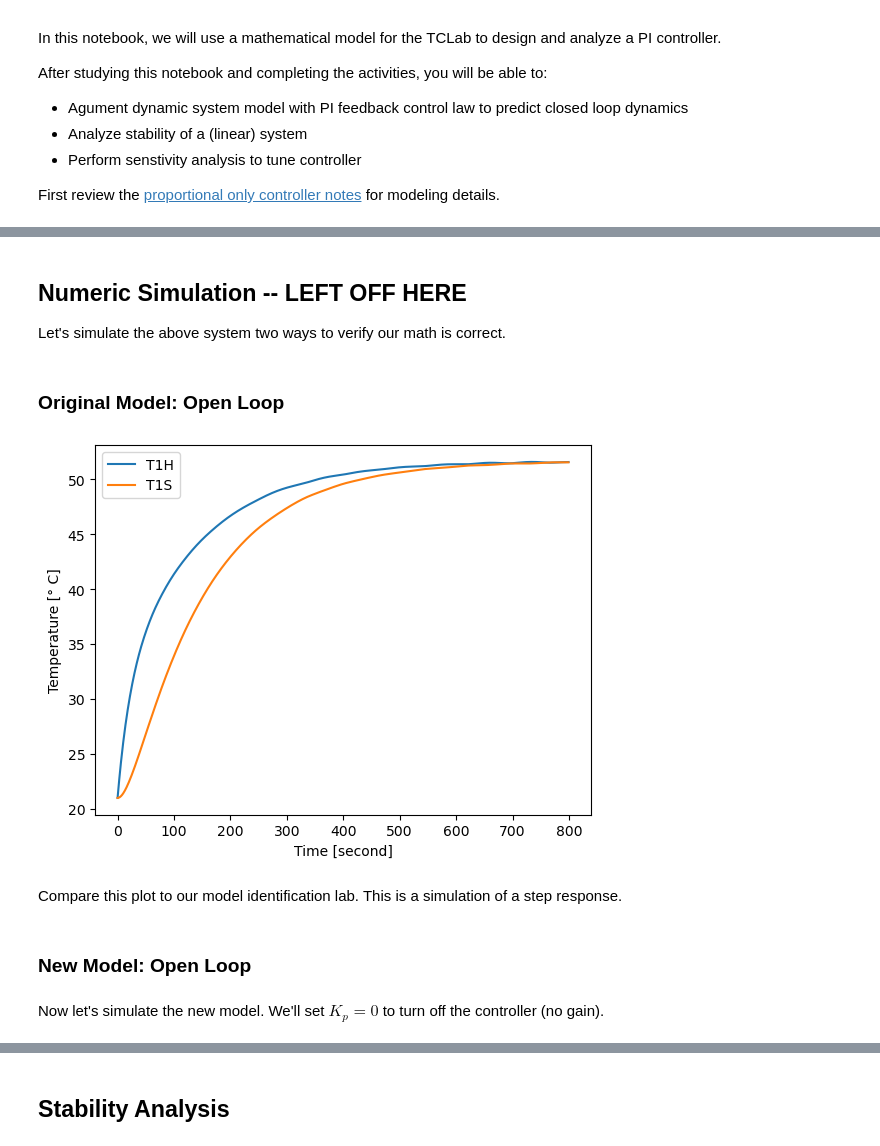
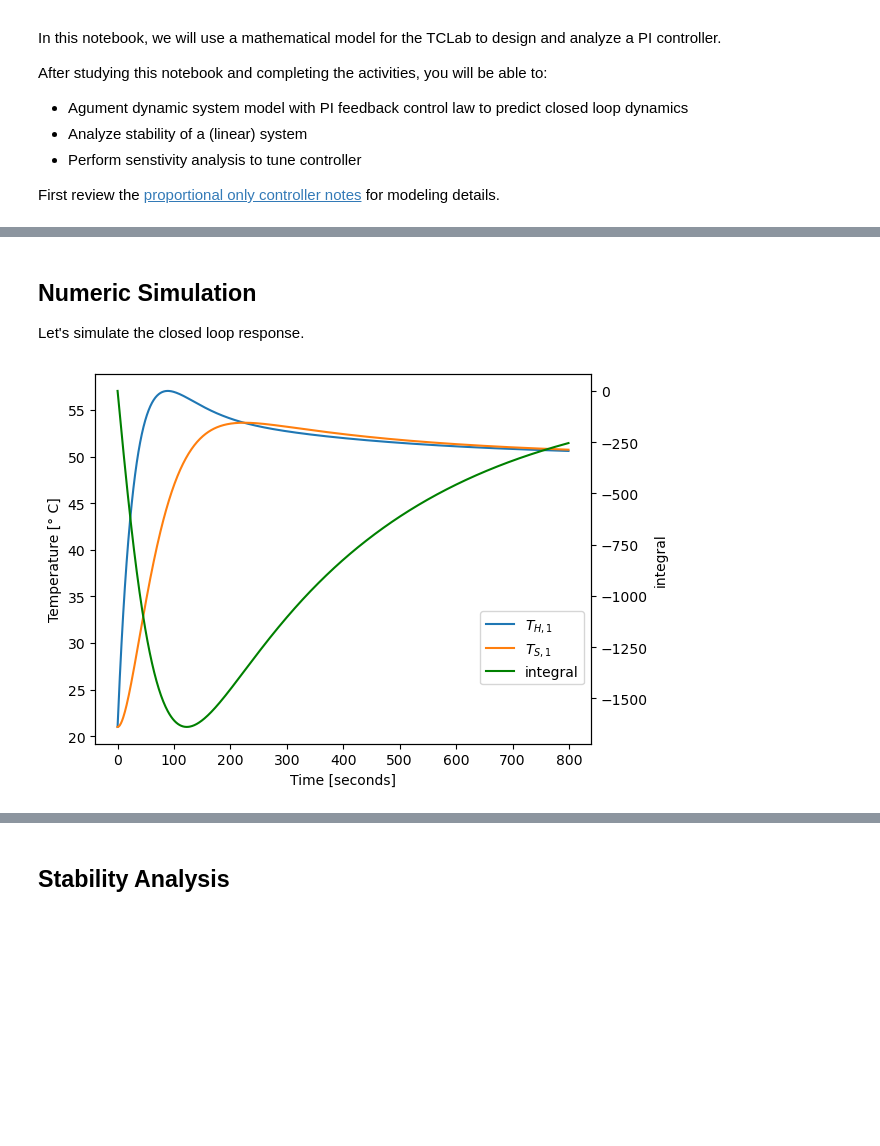
Before and after one commit to jckantor/cbe30338-book, a Jupyter notebook: tclab/04-TCLab-PI-Controller-Analysis.ipynb, the cells around one changed output, grey strips where cells are left out. Cells and saved outputs as stored; diff of their text form; code cells hidden in the pictures; blank space fills up the shorter version.

```diff
--- a/tclab/04-TCLab-PI-Controller-Analysis.ipynb
+++ b/tclab/04-TCLab-PI-Controller-Analysis.ipynb
@@ -61,56 +61,62 @@ $$
 
 This system describes the closed loop dynamics. Take a few minutes to compare to the model for [open loop dynamics](../notebooks/02.05-Second-Order.ipynb). Notice the above model does not include $u$ or $\mathbf{B}$ because the control law is embedded in the closed loop model.
 # %% [markdown]
-## Numeric Simulation -- LEFT OFF HERE
+## Numeric Simulation
 
-Let's simulate the above system two ways to verify our math is correct.
+Let's simulate the closed loop response.
-# %% [markdown]
-### Original Model: Open Loop
 # %%
 import matplotlib.pyplot as plt
 import numpy as np
 from scipy.integrate import solve_ivp
 
 # parameters
 T_amb = 21 # deg C
 alpha = 0.00016 # watts / (units P1 * percent U1)
 P1 = 100 # P1 units
 U1 = 50 # steady state value of u1 (percent)
 
 # fiited parameters (see previous lab)
 Ua = 0.0261 # watts/deg C
 Ub = 0.0222 # watts/deg C
 CpH = 1.335 # joules/deg C
 CpS = 1.328 # joules/deg C
 
 t_final = 800
 t_step = 1
 t_expt = np.arange(0,t_final,t_step)
 
-# model solution
-def deriv(t, y):
-    # right hand side of differential equation
-    T1H, T1S = y
-    dT1H = (-(Ua + Ub)*T1H + Ub*T1S + alpha*P1*U1 + Ua*T_amb)/CpH
-    dT1S = Ub*(T1H - T1S)/CpS
-    return [dT1H, dT1S]
 
-# numerical integrate
-soln_original = solve_ivp(deriv, [min(t_expt), max(t_expt)], [T_amb, T_amb], t_eval=t_expt)
+T_set = 50
 
-# plot
-plt.plot(soln_original.t, soln_original.y[0],label='T1H')
-plt.plot(soln_original.t, soln_original.y[1],label='T1S')
-plt.legend()
-plt.xlabel('Time [second]')
-plt.ylabel('Temperature [° C]')
-plt.grid()
-plt.show()
+def simulate_response(Kp=2.0, Ki=0.1):
+    """
+
+    """
+    A_PI = np.array([[-(Ua + Ub)/CpH, (Ub - alpha*P1*Kp)/CpH, -alpha*P1*Ki/CpH],
+                [Ub/CpS, -Ub/CpS, 0],
+                [0, 1, 0]])
+
+
+    # model solution
+    def deriv3(t, y):
+        return A_PI @ y
+    soln_P = solve_ivp(deriv3, [min(t_expt), max(t_expt)], [T_amb - T_set, T_amb-T_set, 0], t_eval=t_expt)
+
+    fig, ax1 = plt.subplots()
+
+    ax1.plot(soln_P.t, soln_P.y[0] + T_set,label='$T_{H,1}$')
+    ax1.plot(soln_P.t, soln_P.y[1] + T_set,label='$T_{S,1}$')
+    ax1.set_xlabel('Time [seconds]')
+    ax1.set_ylabel('Temperature [° C]')
+
+    ax2 = ax1.twinx()
+    ax2.plot(soln_P.t, soln_P.y[2] ,label='integral', color='green')
+    ax2.set_ylabel('integral')
+
+    #fig.legend(['T1H','T1S','integral'])
+    fig.legend(bbox_to_anchor=(0.9, 0.4))
+    plt.show()
+
+simulate_response(Kp=2.5, Ki=0.01)
 # %% [output]
-[figure, old version]
+[figure, new version]
-# %% [markdown]
-Compare this plot to our model identification lab. This is a simulation of a step response.
-# %% [markdown]
-### New Model: Open Loop
-# %% [markdown]
-Now let's simulate the new model. We'll set $K_p = 0$ to turn off the controller (no gain).
```
Also changed, not shown: parts of 19 cells of this notebook, 1 other file.
